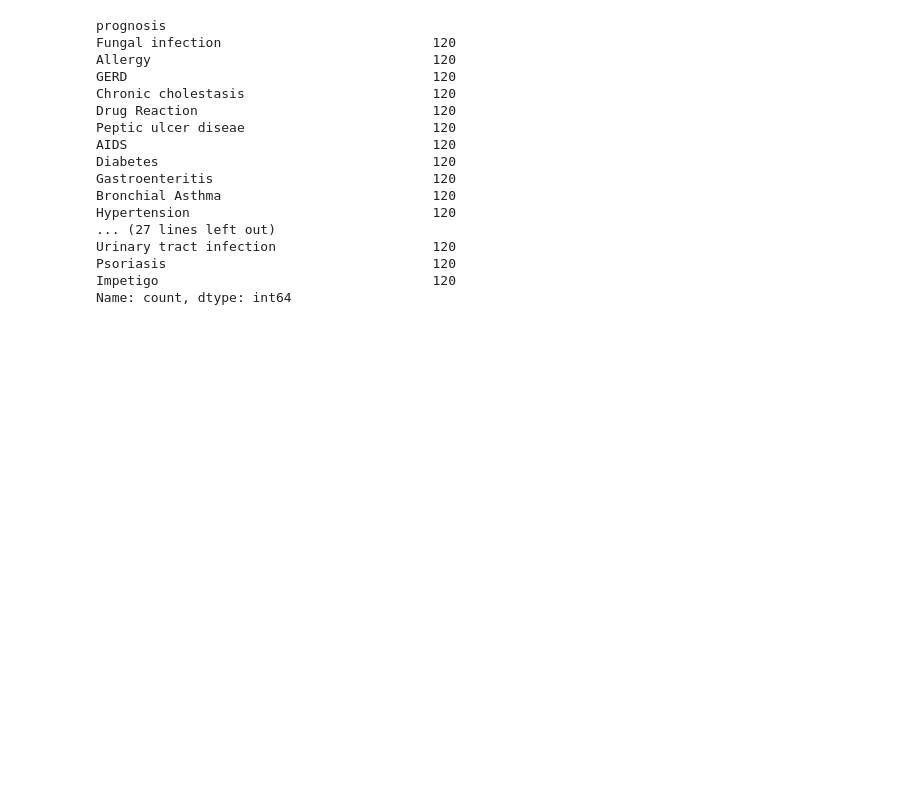
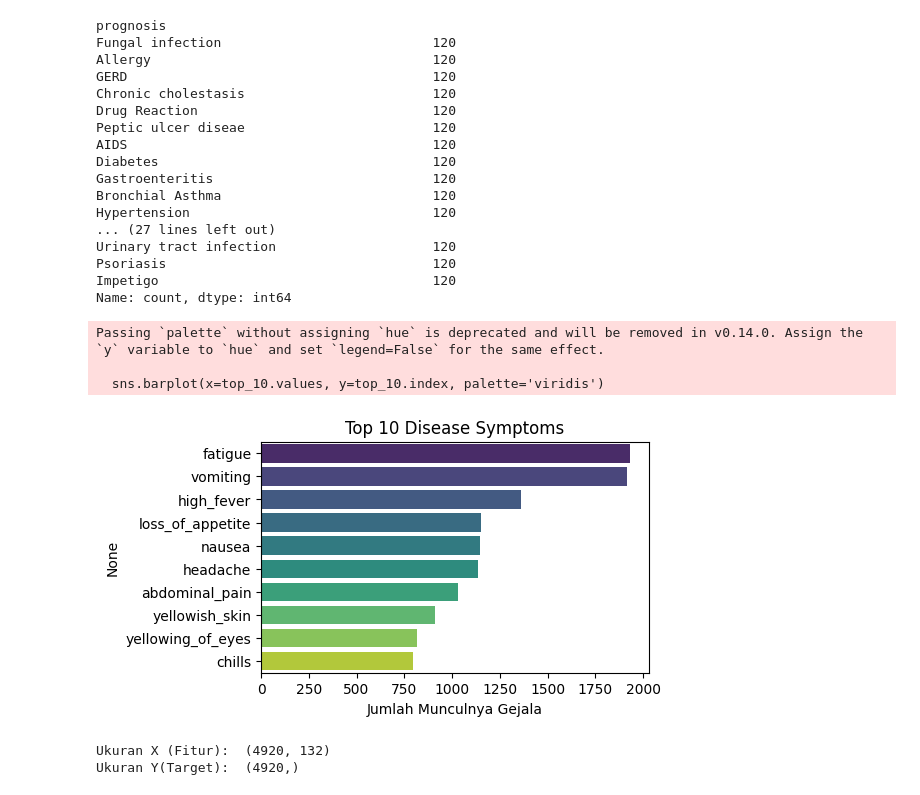
Before and after one commit to soraawistaria/learning_datascience, a Jupyter notebook: DiseasePrediction/analisisDP.ipynb, the cells around one changed output. Saved outputs shown, nothing was run; the diff lists cells and outputs as text; code cells hidden in the pictures; blank space fills up the shorter version.

Commit message:
fitur dan target

```diff
--- a/DiseasePrediction/analisisDP.ipynb
+++ b/DiseasePrediction/analisisDP.ipynb
@@ -82,13 +82,31 @@ Name: count, dtype: int64
 # %%
 import matplotlib.pyplot as plt
 import seaborn as sns
 
 symptom_counts = df.drop('prognosis', axis=1).sum().sort_values(ascending=False)
 
 top_10 = symptom_counts.head(10)
 
-plt.figure(figsize=(12,6))
+plt.figure(figsize=(5,3))
 sns.barplot(x=top_10.values, y=top_10.index, palette='viridis')
-plt.title('10 Gejala yang Paling Sering Muncul di Dataset')
+plt.title('Top 10 Disease Symptoms')
 plt.xlabel('Jumlah Munculnya Gejala')
 plt.show()
+# %% [output]
+Passing `palette` without assigning `hue` is deprecated and will be removed in v0.14.0. Assign the `y` variable to `hue` and set `legend=False` for the same effect.
+
+  sns.barplot(x=top_10.values, y=top_10.index, palette='viridis')
+[figure, added]
+# %%
+# Memisahkan data
+X = df.drop('prognosis', axis=1)
+# X adalah semua kolom kecuali prognisis
+
+Y = df['prognosis']
+# Y only kolom prognosis
+
+print("Ukuran X (Fitur): ", X.shape)
+print("Ukuran Y(Target): ", Y.shape)
+# %% [output]
+Ukuran X (Fitur):  (4920, 132)
+Ukuran Y(Target):  (4920,)
```
